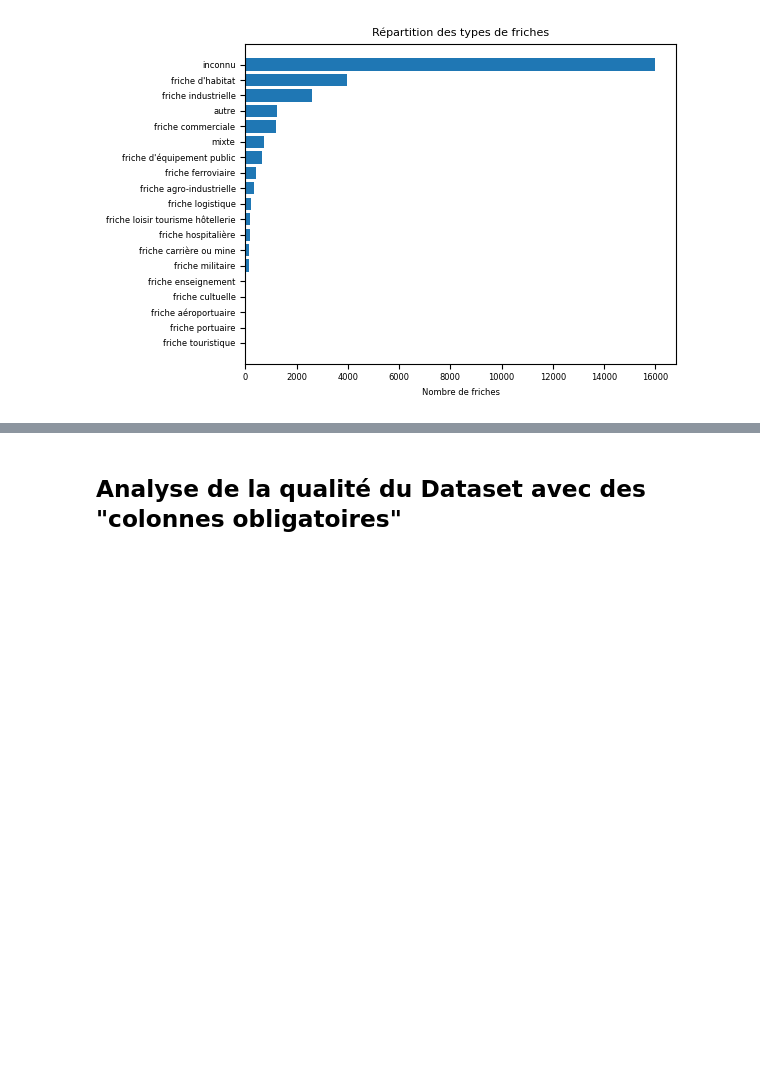
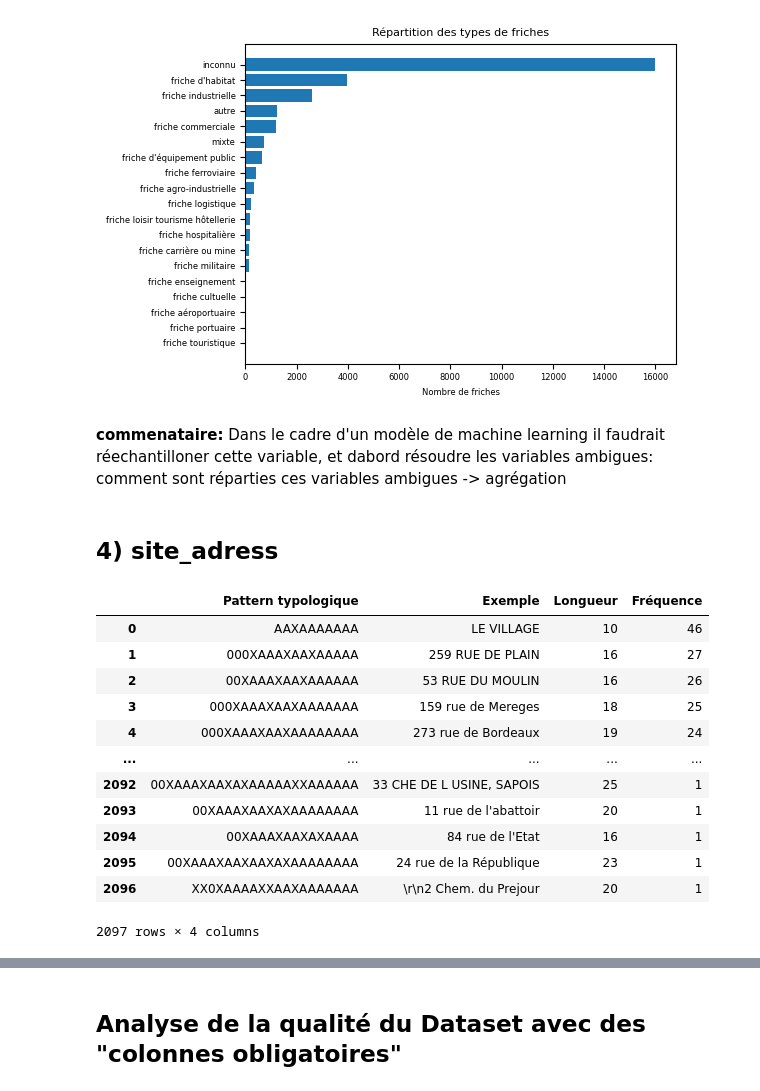
Before and after one commit to Hagatiana/cartofriches, a Jupyter notebook: friches.ipynb, the cells around one changed output, grey strips where cells are left out. Cells and saved outputs as stored; diff of their text form; code cells hidden in the pictures; blank space fills up the shorter version.

```diff
--- a/friches.ipynb
+++ b/friches.ipynb
@@ -224,3 +245,23 @@ plt.tight_layout()
 plt.show()
 # %% [output]
 [figure]
+# %% [markdown]
+**commenataire:** Dans le cadre d'un modèle de machine learning il faudrait réechantilloner cette variable, et dabord résoudre les variables ambigues: comment sont réparties ces variables ambigues -> agrégation
+# %% [markdown]
+## 4) site_adress
+# %%
+detect_typo_patterns(df["site_adresse"])
+# %% [output]
+|  | Pattern typologique | Exemple | Longueur | Fréquence |
+| 0 | AAXAAAAAAA | LE VILLAGE | 10 | 46 |
+| 1 | 000XAAAXAAXAAAAA | 259 RUE DE PLAIN | 16 | 27 |
+| 2 | 00XAAAXAAXAAAAAA | 53 RUE DU MOULIN | 16 | 26 |
+| 3 | 000XAAAXAAXAAAAAAA | 159 rue de Mereges | 18 | 25 |
+| 4 | 000XAAAXAAXAAAAAAAA | 273 rue de Bordeaux | 19 | 24 |
+| ... | ... | ... | ... | ... |
+| 2092 | 00XAAAXAAXAXAAAAAXXAAAAAA | 33 CHE DE L USINE, SAPOIS | 25 | 1 |
+| 2093 | 00XAAAXAAXAXAAAAAAAA | 11 rue de l'abattoir | 20 | 1 |
+| 2094 | 00XAAAXAAXAXAAAA | 84 rue de l'Etat | 16 | 1 |
+| 2095 | 00XAAAXAAXAAXAXAAAAAAAA | 24 rue de la République | 23 | 1 |
+| 2096 | XX0XAAAAXXAAXAAAAAAA | \r\n2 Chem. du Prejour | 20 | 1 |
+2097 rows × 4 columns
```
Also changed, not shown: parts of 12 cells of this notebook.
